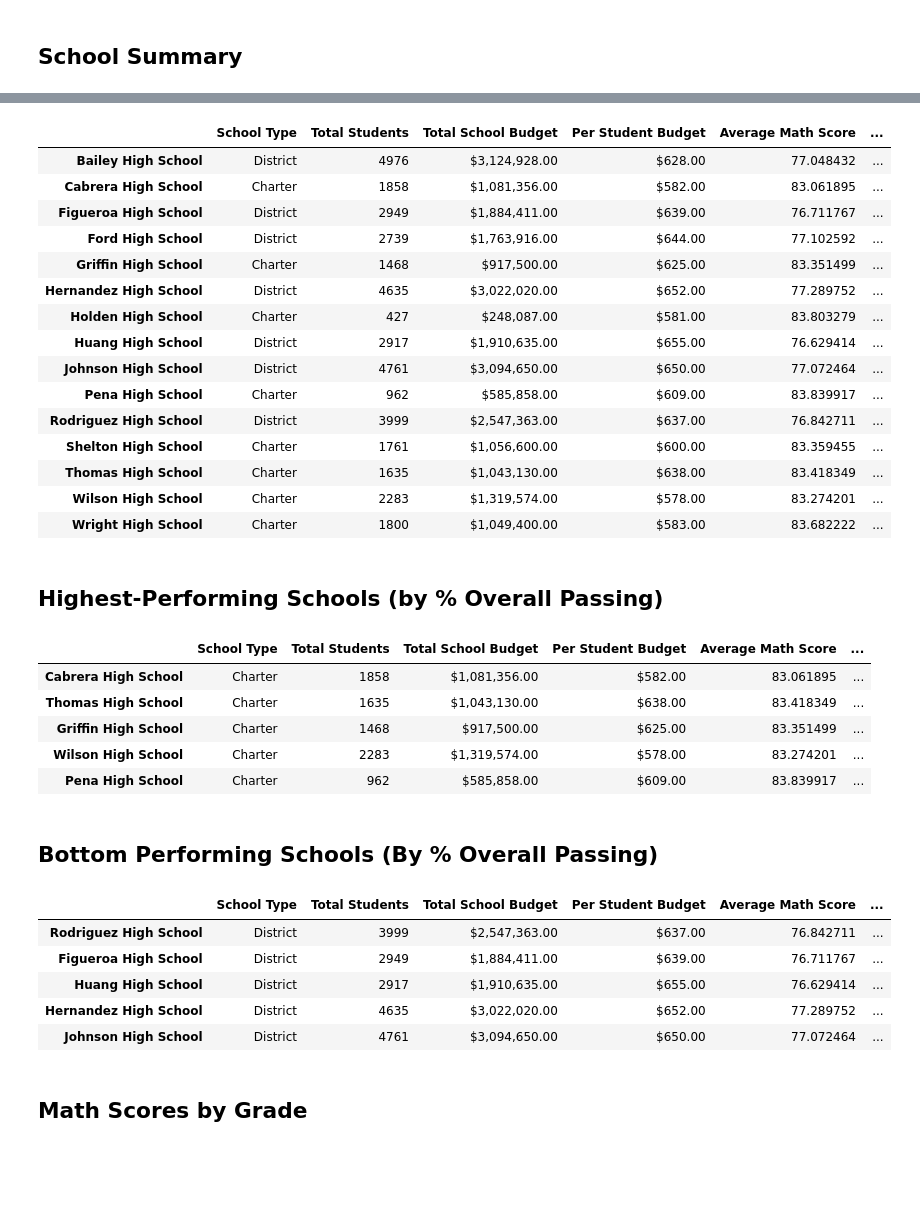
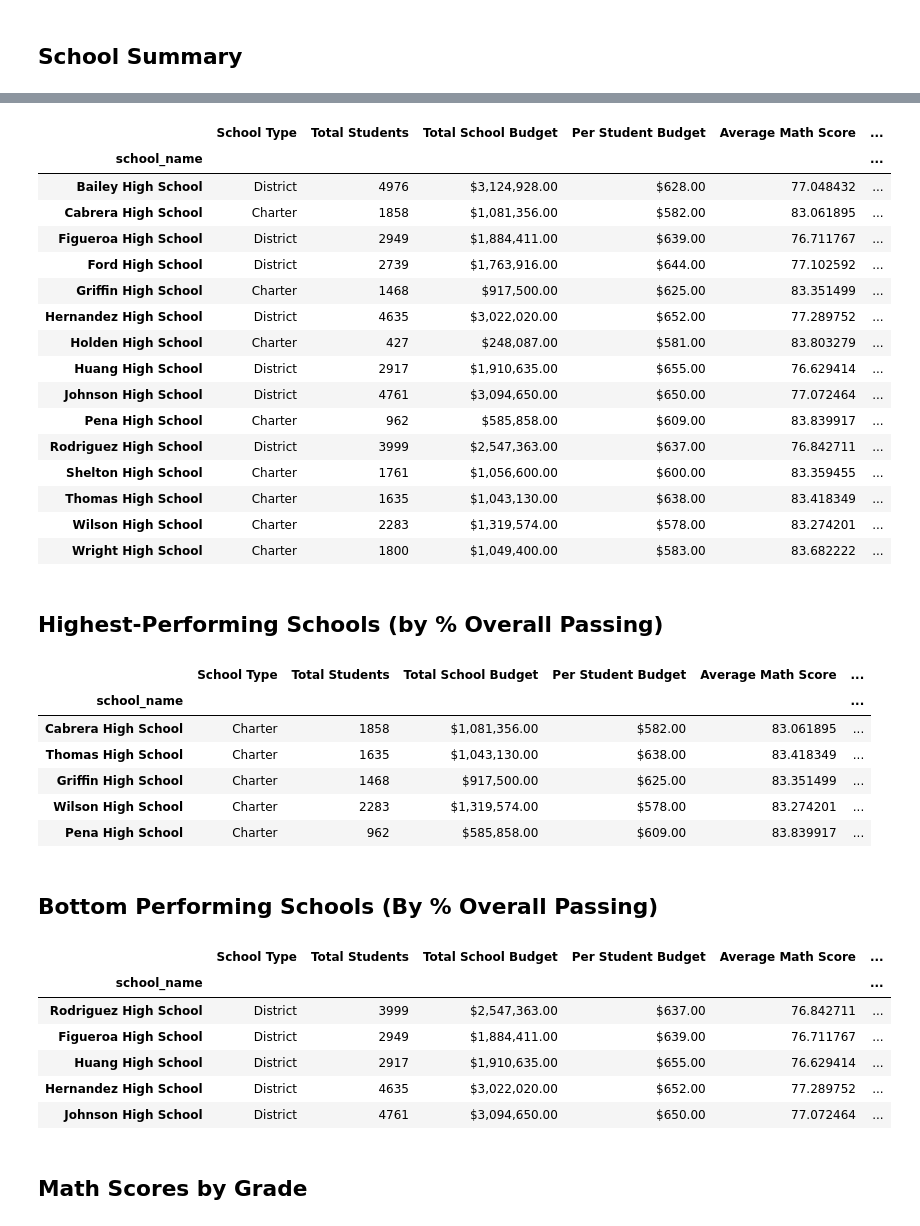
Before and after one commit to jystyn/pandas-challenge, a Jupyter notebook: PyCitySchools/PyCitySchools_starter.ipynb, the cells around one changed output, grey strips where cells are left out. Saved outputs shown, nothing was run; the diff lists cells and outputs as text; code cells hidden in the pictures; blank space fills up the shorter version.

```diff
--- a/PyCitySchools/PyCitySchools_starter.ipynb
+++ b/PyCitySchools/PyCitySchools_starter.ipynb
@@ -112,0 +231,3 @@ per_school_reading =
+# %%
+per_school_reading = school_data_complete.groupby('school_name')['reading_score'].mean()
+per_school_reading
@@ -113,4 +252,4 @@ per_school_reading =
 # %%
 # Calculate the number of students per school with math scores of 70 or higher
-students_passing_math =
-school_students_passing_math =
+students_passing_math = school_data_complete[school_data_complete['math_score']>=70].groupby(['school_name']).size()
+students_passing_math
@@ -117,4 +274,4 @@ school_students_passing_math =
 # %%
 # Calculate the number of students per school with reading scores of 70 or higher
-students_passing_reading =
-school_students_passing_reading =
+students_passing_reading = school_data_complete[school_data_complete['reading_score']>=70].groupby(['school_name']).size()
+students_passing_reading
@@ -127,5 +321,6 @@ school_students_passing_math_and_reading = students_passing_math_and_reading.gro
 # %%
 # Use the provided code to calculate the passing rates
-per_school_passing_math = school_students_passing_math / per_school_counts * 100
-per_school_passing_reading = school_students_passing_reading / per_school_counts * 100
+per_school_passing_math = students_passing_math / per_school_counts * 100
+per_school_passing_reading = students_passing_reading / per_school_counts * 100
 overall_passing_rate = school_students_passing_math_and_reading / per_school_counts * 100
+overall_passing_rate
@@ -132,15 +345,27 @@ overall_passing_rate = school_students_passing_math_and_reading / per_school_cou
 # %%
 # Create a DataFrame called `per_school_summary` with columns for the calculations above.
-per_school_summary =
+per_school_summary = pd.DataFrame ({
+    "School Type": school_types,
+    "Total Students": per_school_counts,
+    "Total School Budget": per_school_budget,
+    "Per Student Budget": per_school_capita,
+    "Average Math Score": per_school_math,
+    "Average Reading Score": per_school_reading,
+    "% Passing Math": per_school_passing_math,
+    "% Passing Reading": per_school_passing_reading,
+    "% Passing Overall": overall_passing_rate
+
+})
 
 # Formatting
 per_school_summary["Total School Budget"] = per_school_summary["Total School Budget"].map("${:,.2f}".format)
 per_school_summary["Per Student Budget"] = per_school_summary["Per Student Budget"].map("${:,.2f}".format)
 
 # Display the DataFrame
 per_school_summary
 # %% [output]
 |  | School Type | Total Students | Total School Budget | Per Student Budget | Average Math Score | ... |
+| school_name |  |  |  |  |  | ... |
 | Bailey High School | District | 4976 | $3,124,928.00 | $628.00 | 77.048432 | ... |
 | Cabrera High School | Charter | 1858 | $1,081,356.00 | $582.00 | 83.061895 | ... |
 | Figueroa High School | District | 2949 | $1,884,411.00 | $639.00 | 76.711767 | ... |
@@ -160,10 +385,11 @@ per_school_summary
 ## Highest-Performing Schools (by % Overall Passing)
 # %%
 # Sort the schools by `% Overall Passing` in descending order and display the top 5 rows.
-top_schools =
+top_schools = (per_school_summary.sort_values(['% Passing Overall'], ascending=False))
 top_schools.head(5)
 # %% [output]
 |  | School Type | Total Students | Total School Budget | Per Student Budget | Average Math Score | ... |
+| school_name |  |  |  |  |  | ... |
 | Cabrera High School | Charter | 1858 | $1,081,356.00 | $582.00 | 83.061895 | ... |
 | Thomas High School | Charter | 1635 | $1,043,130.00 | $638.00 | 83.418349 | ... |
 | Griffin High School | Charter | 1468 | $917,500.00 | $625.00 | 83.351499 | ... |
@@ -173,10 +399,11 @@ top_schools.head(5)
 ## Bottom Performing Schools (By % Overall Passing)
 # %%
 # Sort the schools by `% Overall Passing` in ascending order and display the top 5 rows.
-bottom_schools =
+bottom_schools = (per_school_summary.sort_values(['% Passing Overall'], ascending=True))
 bottom_schools.head(5)
 # %% [output]
 |  | School Type | Total Students | Total School Budget | Per Student Budget | Average Math Score | ... |
+| school_name |  |  |  |  |  | ... |
 | Rodriguez High School | District | 3999 | $2,547,363.00 | $637.00 | 76.842711 | ... |
 | Figueroa High School | District | 2949 | $1,884,411.00 | $639.00 | 76.711767 | ... |
 | Huang High School | District | 2917 | $1,910,635.00 | $655.00 | 76.629414 | ... |
```
Also changed, not shown: parts of 24 cells of this notebook.
